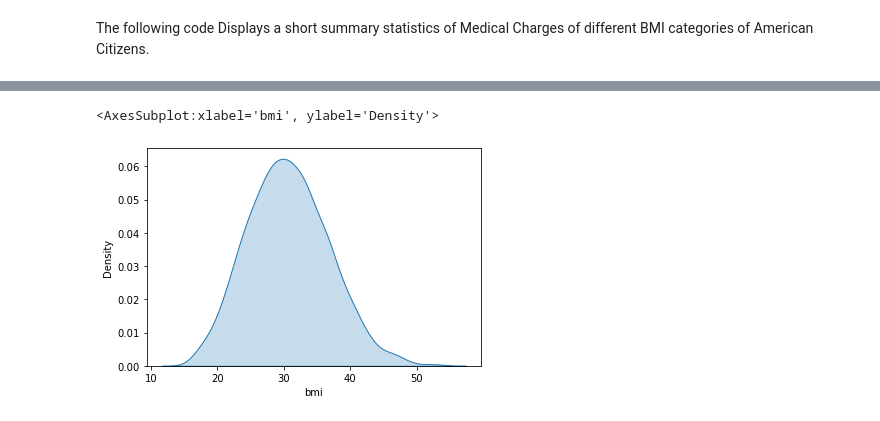
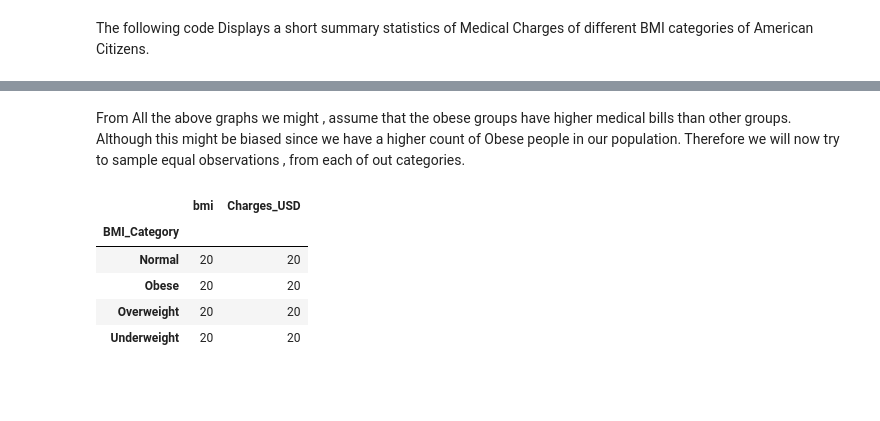
Before and after one commit to data301-2021-summer2/group29-project, a Jupyter notebook: analysis/Prabhmeet Deol/DataAnalysis.ipynb, the cells around one changed output, grey strips where cells are left out. Drawn from its saved outputs; the diff is of its cells as text; code cells hidden in the pictures; blank space fills up the shorter version.

```diff
--- a/analysis/Prabhmeet Deol/DataAnalysis.ipynb
+++ b/analysis/Prabhmeet Deol/DataAnalysis.ipynb
@@ -184,7 +184,12 @@ regplot.set(
-# %%
-sns.kdeplot(
-   data=dataSet, x="bmi",fill=True
-)
-# %% [output]
-<AxesSubplot:xlabel='bmi', ylabel='Density'>
-[figure, removed]
+# %% [markdown]
+From All the above graphs we might , assume that the obese groups have higher medical bills than other groups. Although this might be biased since we have a higher count of Obese people in our population. Therefore we will now try to sample equal observations , from each of out categories.
+# %%
+randomSample = dataSet.groupby('BMI_Category').sample(n=20)
+randomSample
+# %% [output]
+|  | bmi | Charges_USD |
+| BMI_Category |  |  |
+| Normal | 20 | 20 |
+| Obese | 20 | 20 |
+| Overweight | 20 | 20 |
+| Underweight | 20 | 20 |
```
Also changed, not shown: parts of 20 cells of this notebook.
